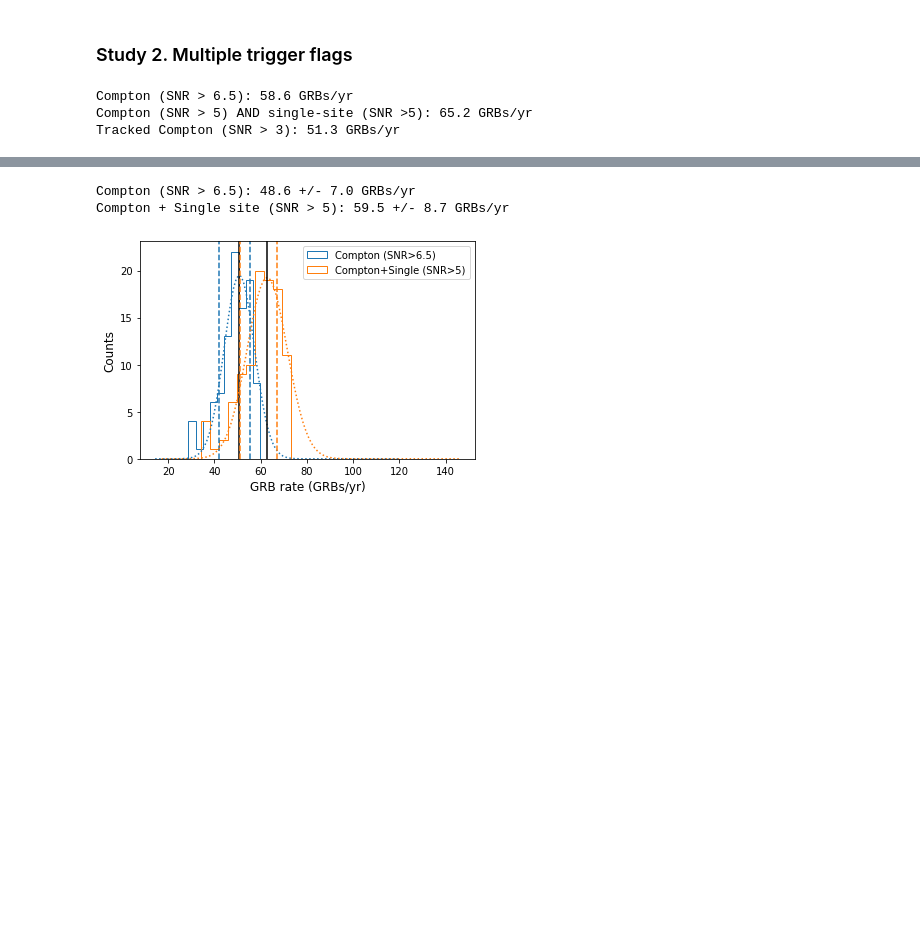
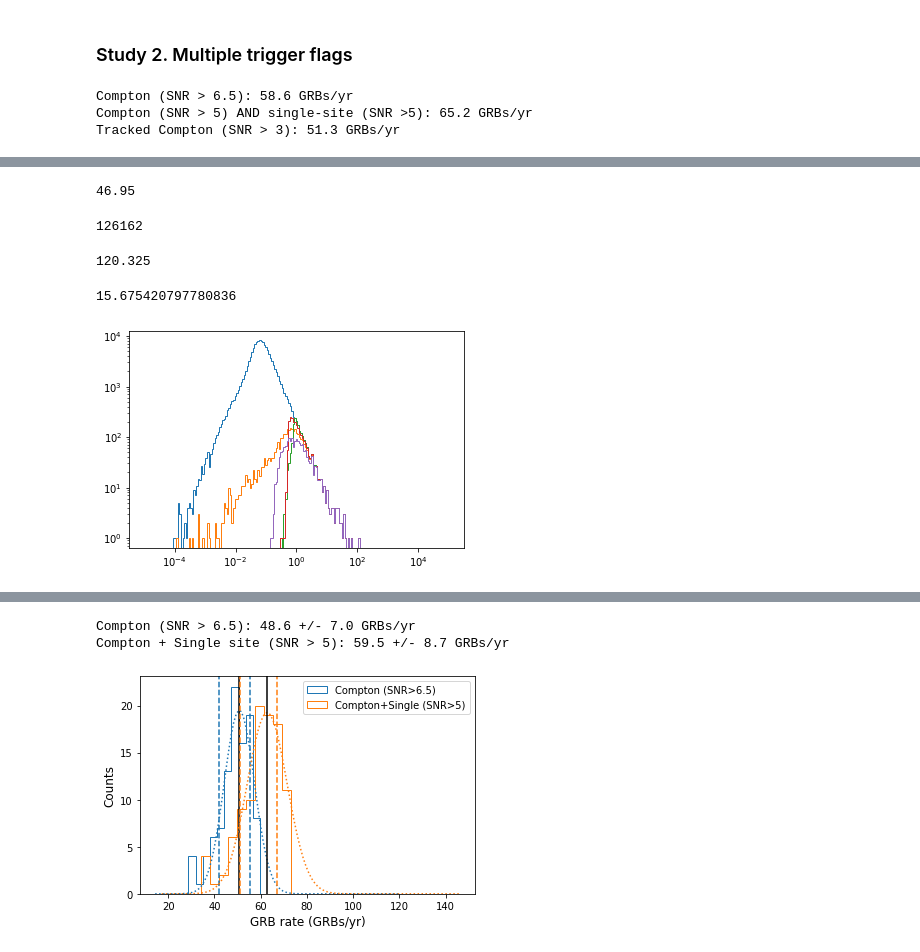
Before and after one commit to takdg123/grb_rate, a Jupyter notebook: tutorial.ipynb, the cells around one changed output, grey strips where cells are left out. Cells and saved outputs as stored; diff of their text form; code cells hidden in the pictures; blank space fills up the shorter version.

```diff
--- a/tutorial.ipynb
+++ b/tutorial.ipynb
@@ -136,0 +172,12 @@ Tracked Compton (SNR > 3): 51.3 GRBs/yr
+# %%
+er.calc_rate(out_UC["snr"], snr_cut = 6.5)
+# %% [output]
+46.95
+# %%
+len(out_UC["snr"])
+# %% [output]
+126162
+# %%
+for
+# %% [output]
+120.325
@@ -136,0 +188,15 @@ Tracked Compton (SNR > 3): 51.3 GRBs/yr
+# %%
+np.std(ave)
+# %% [output]
+15.675420797780836
+# %%
+ys, xs, etc = plt.hist(outUC[0]["flux"], np.logspace(-5, 5, 200), histtype="step", label="All sample")
+y1, x1, etc = plt.hist(outUC[0]["flux"][outSS[0]["snr"]>8], np.logspace(-5, 5, 200), histtype="step", label="All sample")
+y2, x1, etc = plt.hist(outUC[0]["flux"][outUC[0]["snr"]>6.5], np.logspace(-5, 5, 200), histtype="step", label="All sample")
+y3, x1, etc = plt.hist(outUC[0]["flux"][(outUC[0]["snr"]>5)*(outSS[0]["snr"]>5)], np.logspace(-5, 5, 200), histtype="step", label="All sample")
+y4, x1, etc = plt.hist(outUC[0]["flux"][outTC[0]["snr"]>3], np.logspace(-5, 5, 200), histtype="step", label="All sample")
+
+plt.xscale("log")
+plt.yscale("log")
+# %% [output]
+[figure, added]
```
Also changed, not shown: parts of 23 cells of this notebook, 2 other files.
